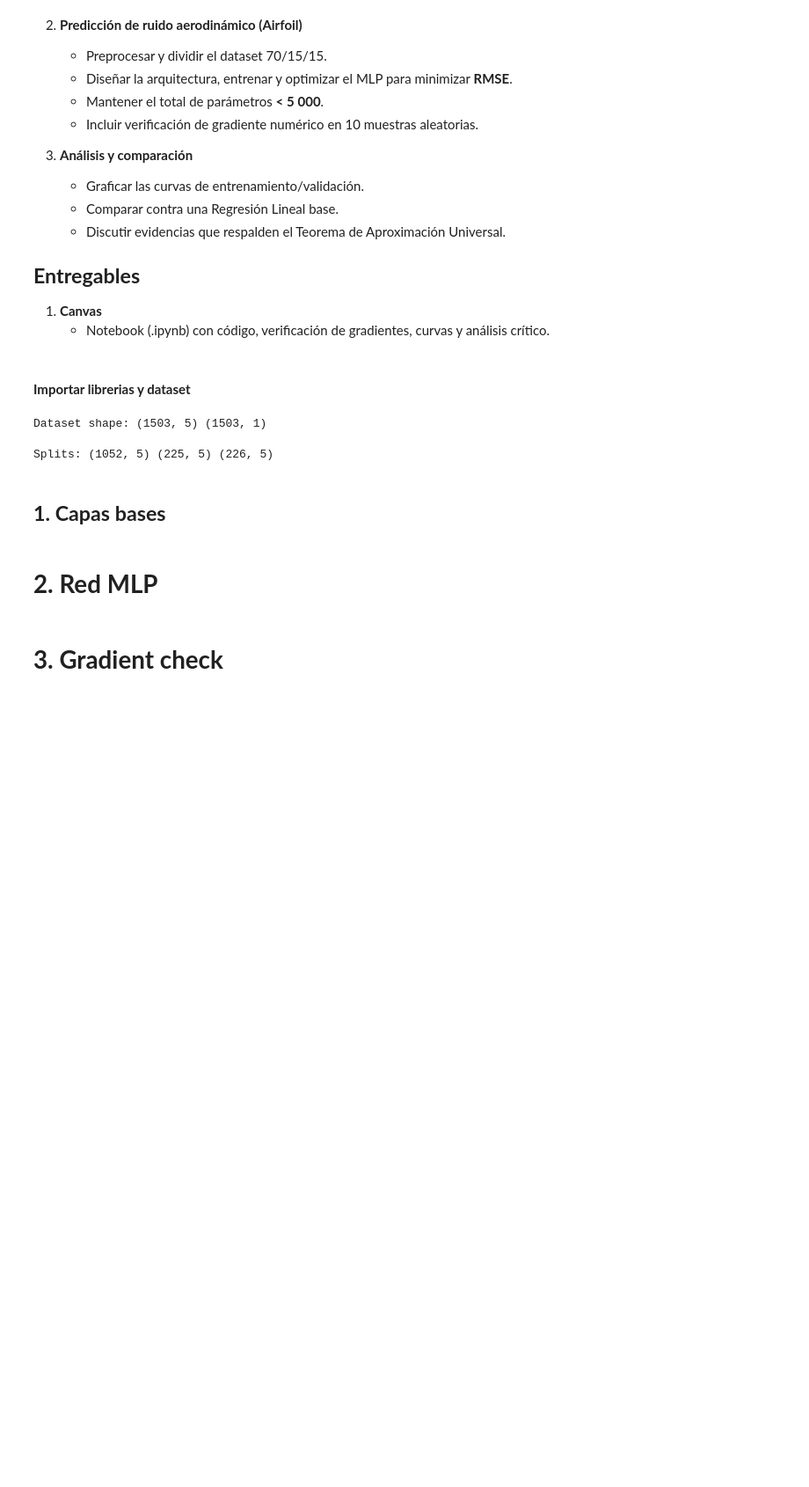
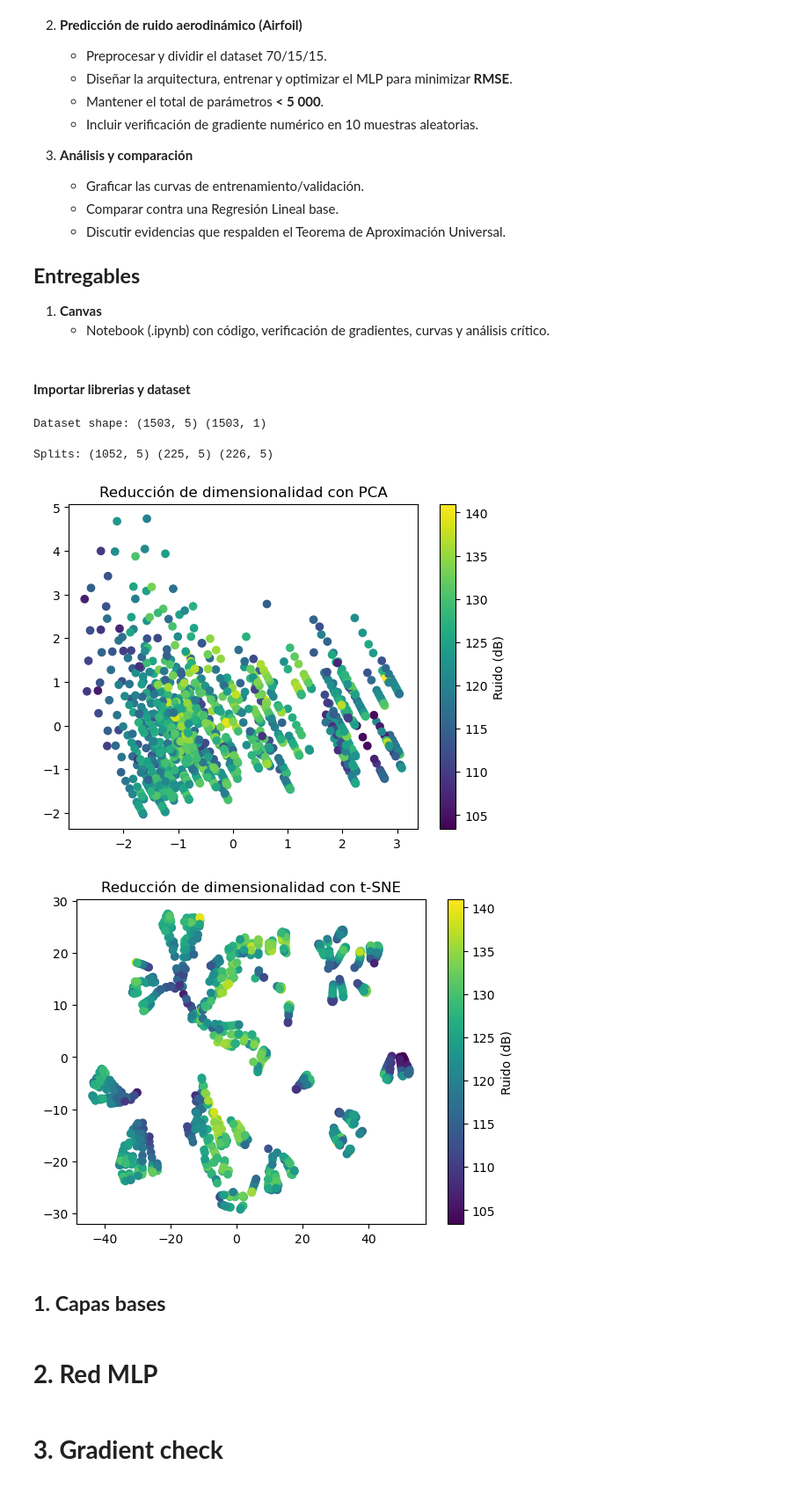
Before and after one commit to Jvnc0503/ML-Lab4, a Jupyter notebook: Lab_4_Neural_Networks.ipynb, the cells around one changed output. Shown: that part at 88% size. Cells and saved outputs as stored; diff of their text form; code cells hidden in the pictures; blank space fills up the shorter version.

```diff
--- a/Lab_4_Neural_Networks.ipynb
+++ b/Lab_4_Neural_Networks.ipynb
@@ -78,6 +84,23 @@ y_train_n, y_val_n, y_test_n = map(norm_y, (y_train, y_val, y_test))
 print("Splits:", X_train.shape, X_val.shape, X_test.shape)
 # %% [output]
 Splits: (1052, 5) (225, 5) (226, 5)
+# %%
+pca = PCA(n_components=2)
+X_pca = pca.fit_transform(X_train)
+plt.scatter(X_pca[:,0], X_pca[:,1], c=y_train, cmap='viridis')
+plt.title('Reducción de dimensionalidad con PCA')
+plt.colorbar(label='Ruido (dB)')
+plt.show()
+
+tsne = TSNE(n_components=2, random_state=42)
+X_tsne = tsne.fit_transform(X_train)
+plt.scatter(X_tsne[:,0], X_tsne[:,1], c=y_train, cmap='viridis')
+plt.title('Reducción de dimensionalidad con t-SNE')
+plt.colorbar(label='Ruido (dB)')
+plt.show()
+# %% [output]
+[figure, added]
+[figure, added]
 # %% [markdown]
 ## **1. Capas bases**
 # %%
```
Also changed, not shown: parts of 9 cells of this notebook.
